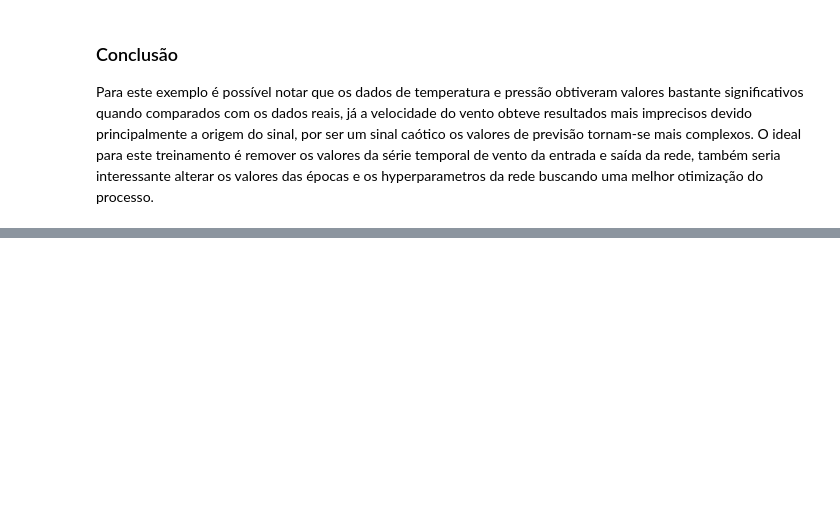
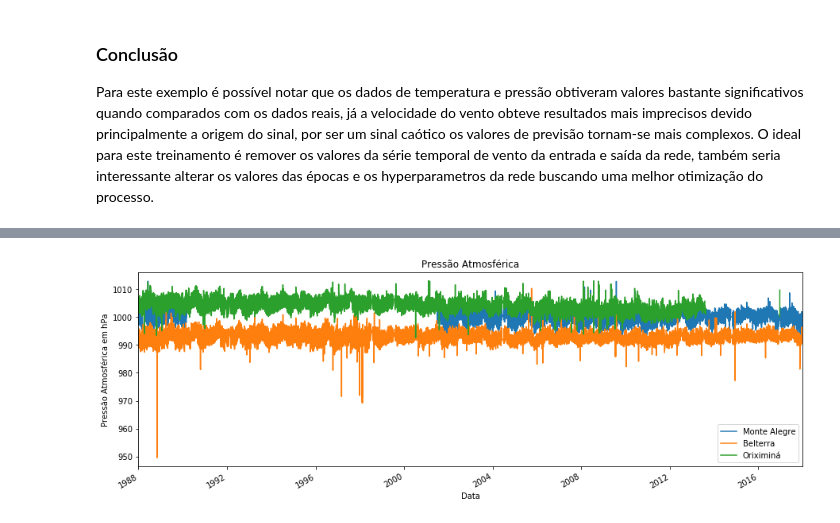
Before and after one commit to helvecioneto/CAP-351, a Jupyter notebook: 05-RNN.ipynb, the cells around one changed output, grey strips where cells are left out. Drawn from its saved outputs; the diff is of its cells as text; code cells hidden in the pictures; blank space fills up the shorter version.

```diff
--- a/05-RNN.ipynb
+++ b/05-RNN.ipynb
@@ -823,0 +944,9 @@ O ideal para este treinamento é remover os valores da série temporal de vento
+# %%
+# Visualização do sensor Pressão Atmosférica para as 3 estações
+PressaoP = dfs_final[['PressaoAtmEstacao_x','PressaoAtmEstacao_y','PressaoAtmEstacao']].plot(figsize=(15,5),title='Pressão Atmosférica')
+PressaoP.legend(['Monte Alegre','Belterra','Oriximiná'])
+plt.xlabel('Data')
+plt.ylabel('Pressão Atmosférica em hPa')
+plt.show()
+# %% [output]
+[figure, added]
```
Also changed, not shown: parts of 39 cells of this notebook.
